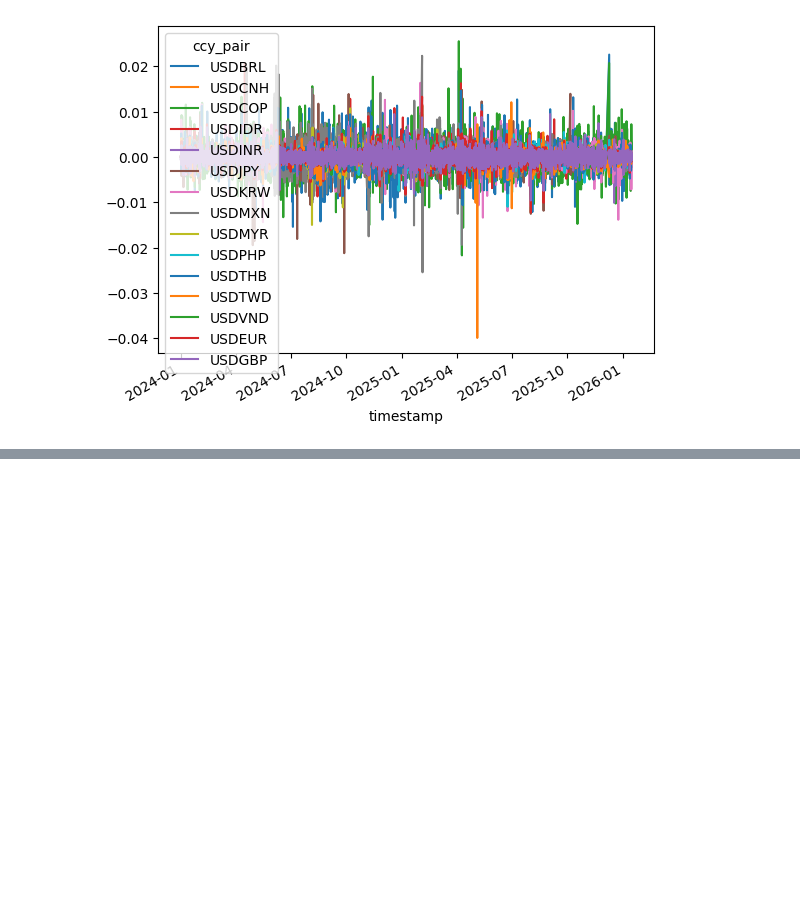
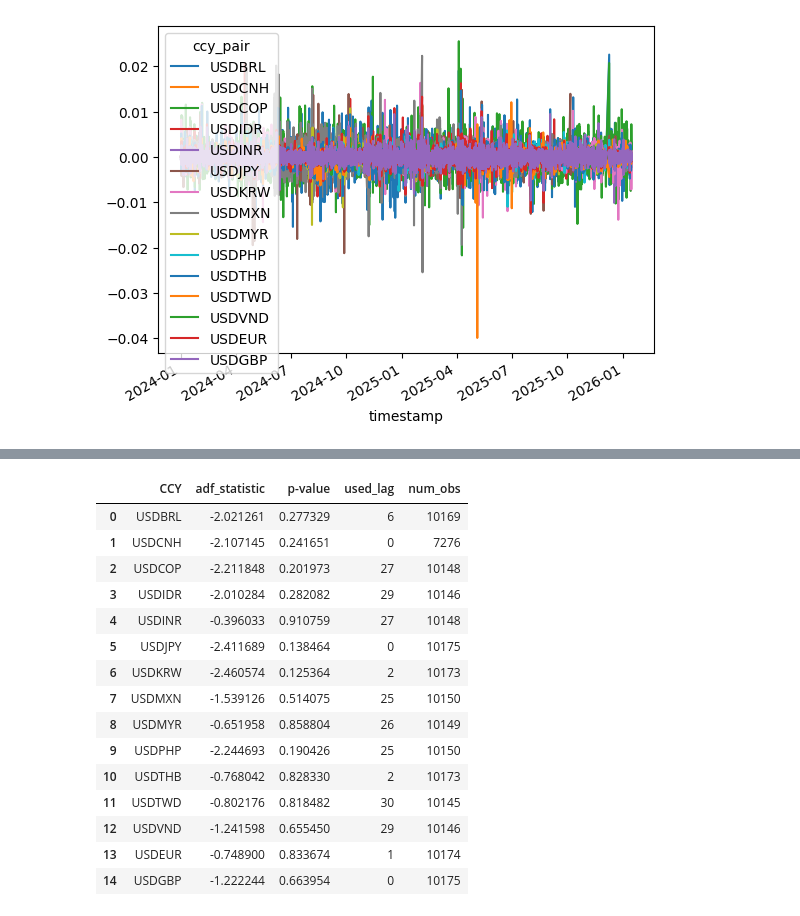
Before and after one commit to joshuachoy0711/projects, a Jupyter notebook: em_dm.ipynb, the cells around one changed output, grey strips where cells are left out. Saved outputs shown, nothing was run; the diff lists cells and outputs as text; code cells hidden in the pictures; blank space fills up the shorter version.

```diff
--- a/em_dm.ipynb
+++ b/em_dm.ipynb
@@ -104,0 +152,10 @@ log_returns
+# %%
+log_prices = np.log(rebased_ccy)
+
+# train data
+
+split_point = 0.8*len(log_prices)
+train_data = log_prices.iloc[:int(split_point)]
+test_data = log_prices.iloc[int(split):]
+
+train_data.info()
@@ -104,0 +180,28 @@ log_returns
+# %%
+X = train_data[train_data.columns]
+
+adf_data = pd.DataFrame()
+adf_data['CCY'] = X.columns
+adf_data['adf_statistic'] = [adfuller(train_data[col].dropna())[0] for col in X.columns]
+adf_data['p-value'] = [adfuller(train_data[col].dropna())[1] for col in X.columns]
+adf_data['used_lag'] = [adfuller(train_data[col].dropna())[2] for col in X.columns]
+adf_data['num_obs'] = [adfuller(train_data[col].dropna())[3] for col in X.columns]
+# %%
+adf_data
+# %% [output]
+|  | CCY | adf_statistic | p-value | used_lag | num_obs |
+| 0 | USDBRL | -2.021261 | 0.277329 | 6 | 10169 |
+| 1 | USDCNH | -2.107145 | 0.241651 | 0 | 7276 |
+| 2 | USDCOP | -2.211848 | 0.201973 | 27 | 10148 |
+| 3 | USDIDR | -2.010284 | 0.282082 | 29 | 10146 |
+| 4 | USDINR | -0.396033 | 0.910759 | 27 | 10148 |
+| 5 | USDJPY | -2.411689 | 0.138464 | 0 | 10175 |
+| 6 | USDKRW | -2.460574 | 0.125364 | 2 | 10173 |
+| 7 | USDMXN | -1.539126 | 0.514075 | 25 | 10150 |
+| 8 | USDMYR | -0.651958 | 0.858804 | 26 | 10149 |
+| 9 | USDPHP | -2.244693 | 0.190426 | 25 | 10150 |
+| 10 | USDTHB | -0.768042 | 0.828330 | 2 | 10173 |
+| 11 | USDTWD | -0.802176 | 0.818482 | 30 | 10145 |
+| 12 | USDVND | -1.241598 | 0.655450 | 29 | 10146 |
+| 13 | USDEUR | -0.748900 | 0.833674 | 1 | 10174 |
+| 14 | USDGBP | -1.222244 | 0.663954 | 0 | 10175 |
```
Also changed, not shown: parts of 8 cells of this notebook.
